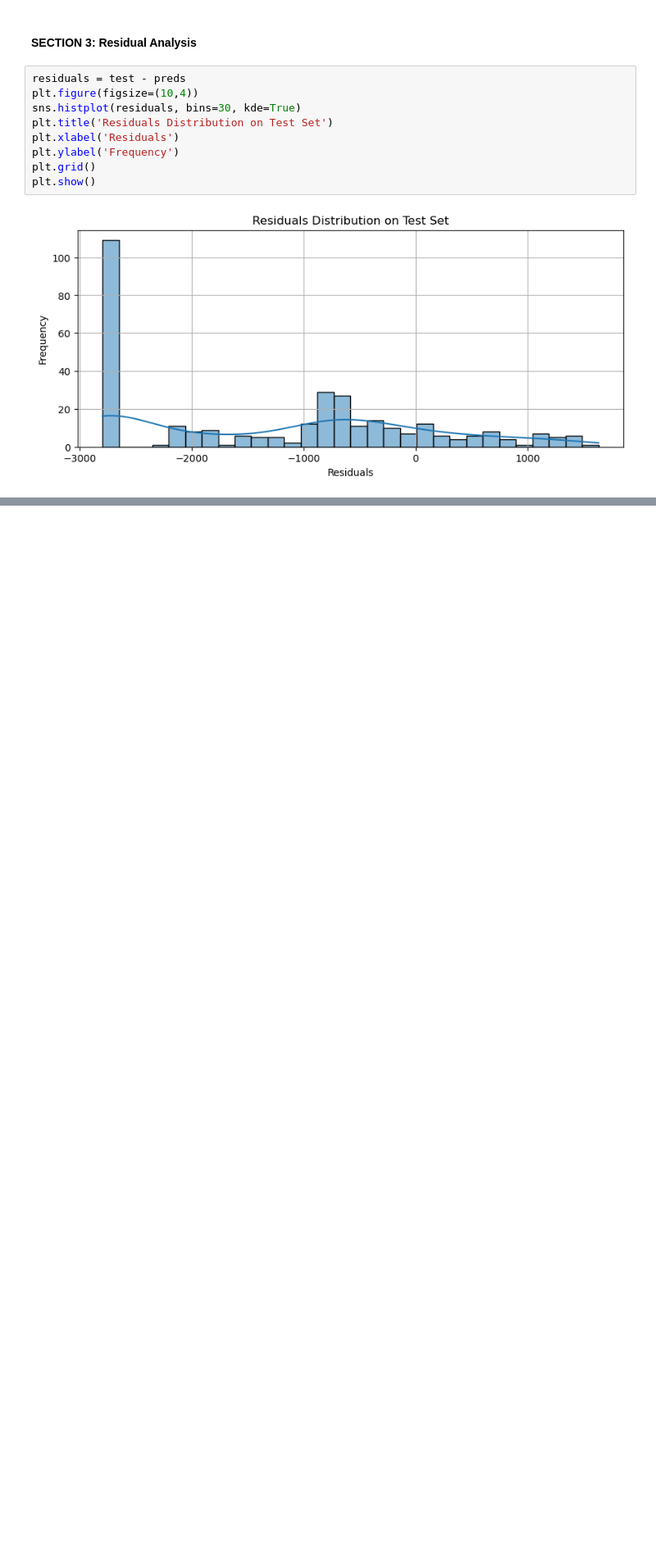
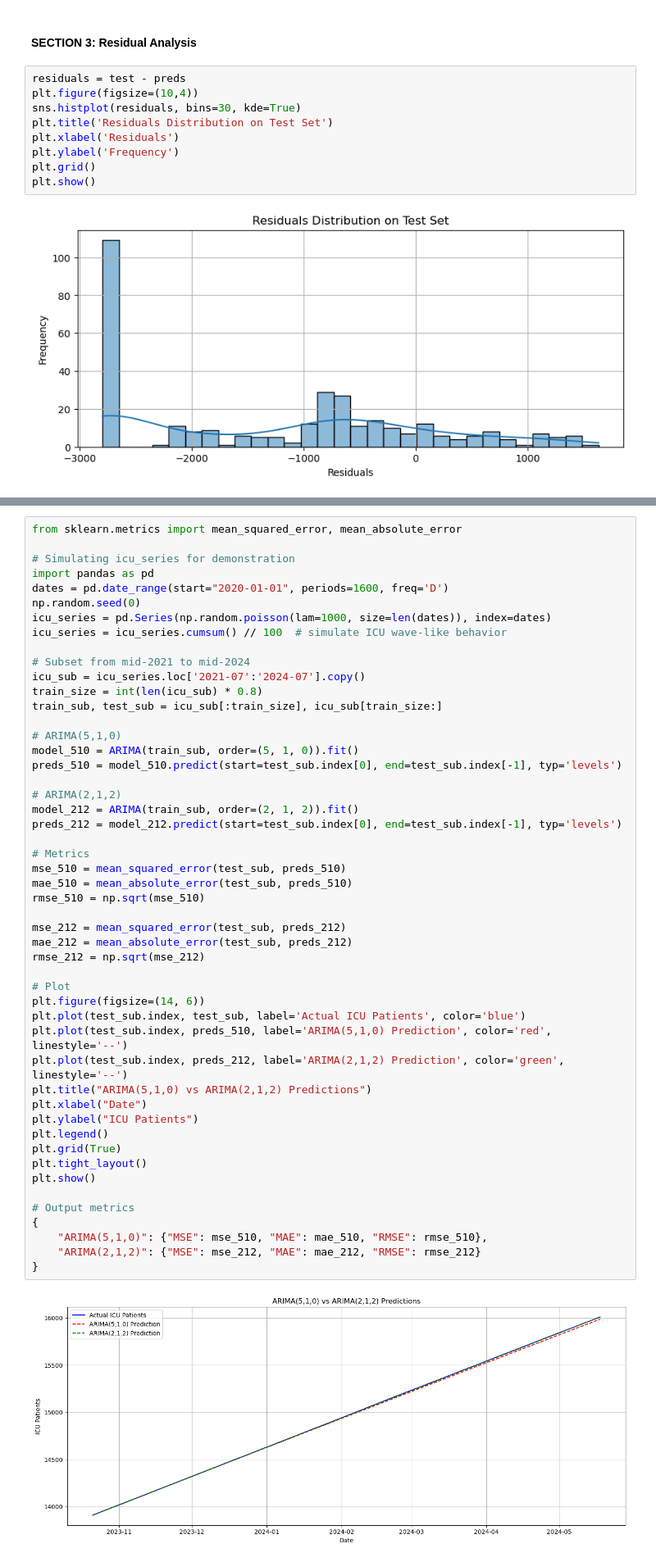
Before and after one commit to AyubNaomi/GP_DS1, a Jupyter notebook: forecasting.ipynb, the cells around one changed output, grey strips where cells are left out. Shown at 82% size. Drawn from its saved outputs; the diff is of its cells as text; blank space fills up the shorter version.

```diff
--- a/forecasting.ipynb
+++ b/forecasting.ipynb
@@ -244,0 +354,52 @@ This suggests that time series models can assist in planning healthcare resource
+# %%
+from sklearn.metrics import mean_squared_error, mean_absolute_error
+
+# Simulating icu_series for demonstration
+import pandas as pd
+dates = pd.date_range(start="2020-01-01", periods=1600, freq='D')
+np.random.seed(0)
+icu_series = pd.Series(np.random.poisson(lam=1000, size=len(dates)), index=dates)
+icu_series = icu_series.cumsum() // 100  # simulate ICU wave-like behavior
+
+# Subset from mid-2021 to mid-2024
+icu_sub = icu_series.loc['2021-07':'2024-07'].copy()
+train_size = int(len(icu_sub) * 0.8)
+train_sub, test_sub = icu_sub[:train_size], icu_sub[train_size:]
+
+# ARIMA(5,1,0)
+model_510 = ARIMA(train_sub, order=(5, 1, 0)).fit()
+preds_510 = model_510.predict(start=test_sub.index[0], end=test_sub.index[-1], typ='levels')
+
+# ARIMA(2,1,2)
+model_212 = ARIMA(train_sub, order=(2, 1, 2)).fit()
+preds_212 = model_212.predict(start=test_sub.index[0], end=test_sub.index[-1], typ='levels')
+
+# Metrics
+mse_510 = mean_squared_error(test_sub, preds_510)
+mae_510 = mean_absolute_error(test_sub, preds_510)
+rmse_510 = np.sqrt(mse_510)
+
+mse_212 = mean_squared_error(test_sub, preds_212)
+mae_212 = mean_absolute_error(test_sub, preds_212)
+rmse_212 = np.sqrt(mse_212)
+
+# Plot
+plt.figure(figsize=(14, 6))
+plt.plot(test_sub.index, test_sub, label='Actual ICU Patients', color='blue')
+plt.plot(test_sub.index, preds_510, label='ARIMA(5,1,0) Prediction', color='red', linestyle='--')
+plt.plot(test_sub.index, preds_212, label='ARIMA(2,1,2) Prediction', color='green', linestyle='--')
+plt.title("ARIMA(5,1,0) vs ARIMA(2,1,2) Predictions")
+plt.xlabel("Date")
+plt.ylabel("ICU Patients")
+plt.legend()
+plt.grid(True)
+plt.tight_layout()
+plt.show()
+
+# Output metrics
+{
+    "ARIMA(5,1,0)": {"MSE": mse_510, "MAE": mae_510, "RMSE": rmse_510},
+    "ARIMA(2,1,2)": {"MSE": mse_212, "MAE": mae_212, "RMSE": rmse_212}
+}
+# %% [output]
+[figure, added]
```
Also changed, not shown: parts of 11 cells of this notebook.
